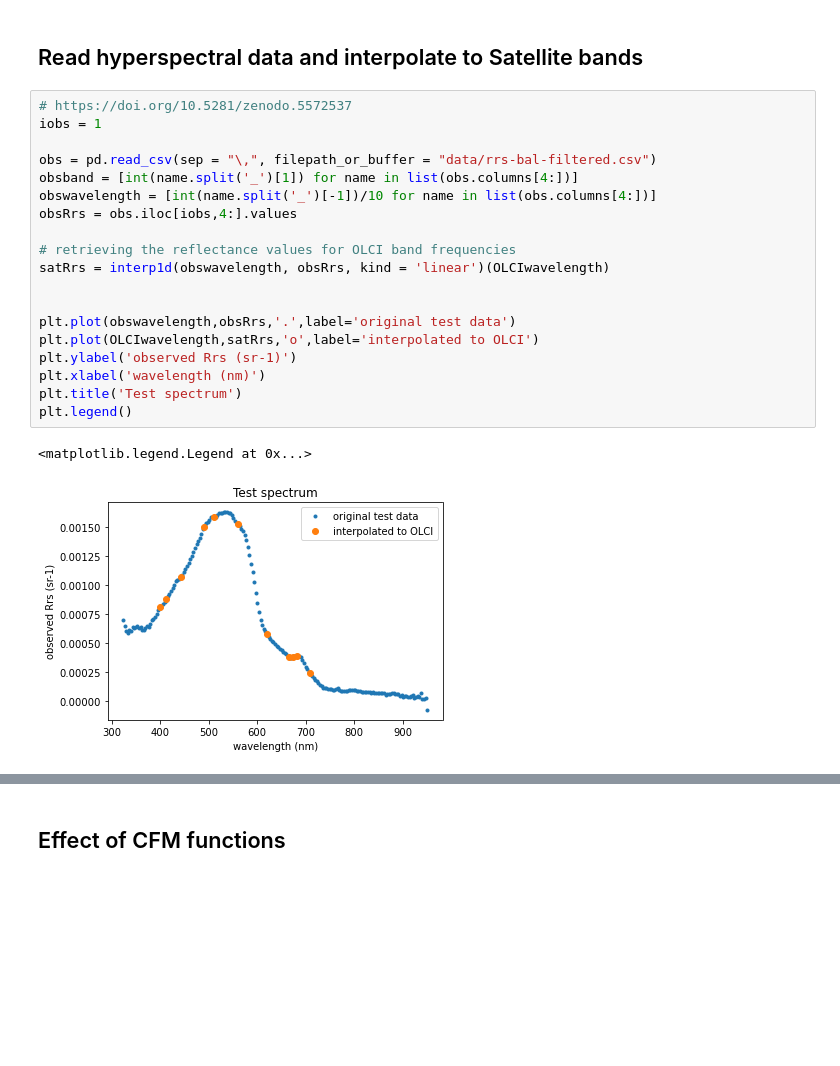
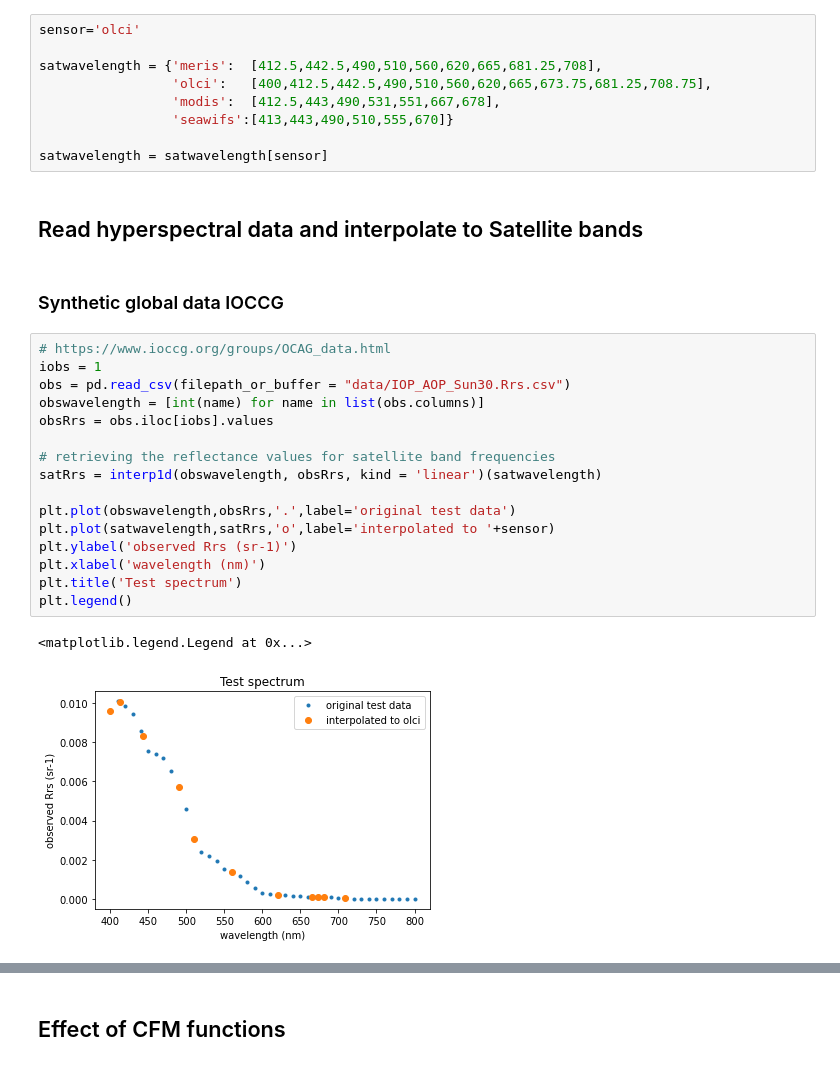
Before and after one commit to CefasRepRes/FUME, a Jupyter notebook: Test_FU.ipynb, the cells around one changed output, grey strips where cells are left out. Drawn from its saved outputs; the diff is of its cells as text; blank space fills up the shorter version.

```diff
--- a/Test_FU.ipynb
+++ b/Test_FU.ipynb
@@ -165,24 +67,32 @@ def calc_fu_WW2015(wavelength, reflec):
+# %%
+sensor='olci'
+
+satwavelength = {'meris':  [412.5,442.5,490,510,560,620,665,681.25,708],
+                 'olci':   [400,412.5,442.5,490,510,560,620,665,673.75,681.25,708.75],
+                 'modis':  [412.5,443,490,531,551,667,678],
+                 'seawifs':[413,443,490,510,555,670]}
+
+satwavelength = satwavelength[sensor]
 # %% [markdown]
 ## Read hyperspectral data and interpolate to Satellite bands
+# %% [markdown]
+### Synthetic global data IOCCG
 # %%
-# https://doi.org/10.5281/zenodo.5572537
+# https://www.ioccg.org/groups/OCAG_data.html
 iobs = 1
+obs = pd.read_csv(filepath_or_buffer = "data/IOP_AOP_Sun30.Rrs.csv")
+obswavelength = [int(name) for name in list(obs.columns)]
+obsRrs = obs.iloc[iobs].values
 
-obs = pd.read_csv(sep = "\,", filepath_or_buffer = "data/rrs-bal-filtered.csv")
-obsband = [int(name.split('_')[1]) for name in list(obs.columns[4:])]
-obswavelength = [int(name.split('_')[-1])/10 for name in list(obs.columns[4:])]
-obsRrs = obs.iloc[iobs,4:].values
-
-# retrieving the reflectance values for OLCI band frequencies
-satRrs = interp1d(obswavelength, obsRrs, kind = 'linear')(OLCIwavelength)
-
+# retrieving the reflectance values for satellite band frequencies
+satRrs = interp1d(obswavelength, obsRrs, kind = 'linear')(satwavelength)
 
 plt.plot(obswavelength,obsRrs,'.',label='original test data')
-plt.plot(OLCIwavelength,satRrs,'o',label='interpolated to OLCI')
+plt.plot(satwavelength,satRrs,'o',label='interpolated to '+sensor)
 plt.ylabel('observed Rrs (sr-1)')
 plt.xlabel('wavelength (nm)')
 plt.title('Test spectrum')
 plt.legend()
 # %% [output]
 <matplotlib.legend.Legend at 0x...>
-[figure, old version]
+[figure, new version]
```
Also changed, not shown: parts of 28 cells of this notebook, 5 other files.
